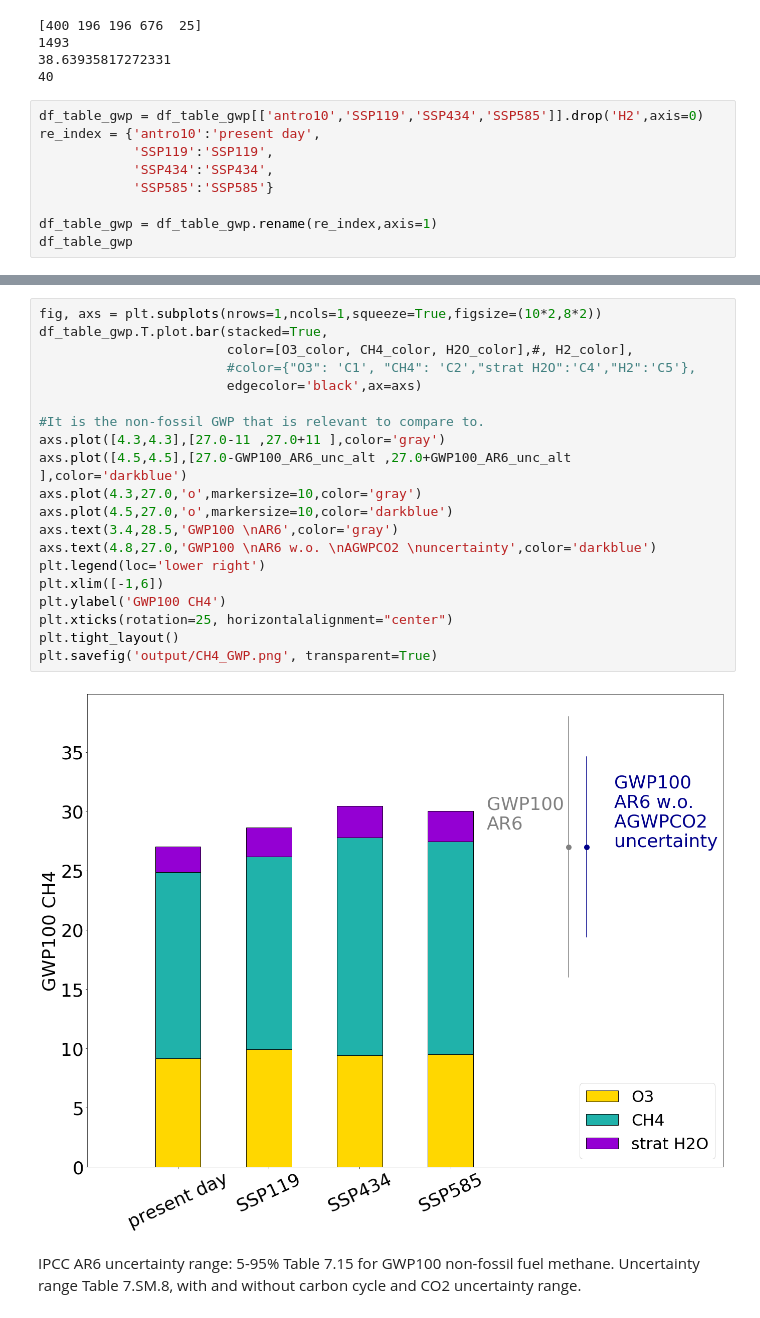
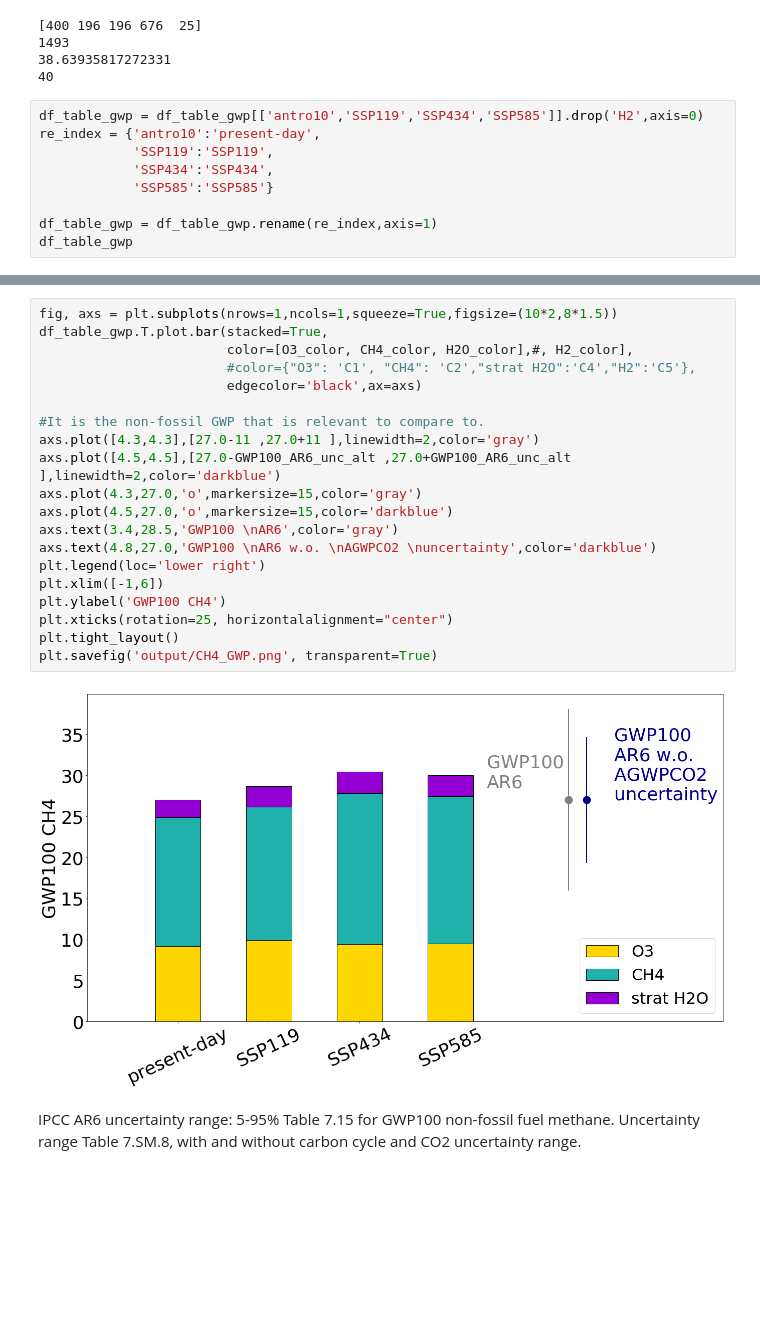
Before and after one commit to ragnhibs/Hydrogen_GWP_avi_sensitivity, a Jupyter notebook: GWP_figures.ipynb, the cells around one changed output, grey strips where cells are left out. Cells and saved outputs as stored; diff of their text form; blank space fills up the shorter version.

Commit message:
made some changes to figures and tables

```diff
--- a/GWP_figures.ipynb
+++ b/GWP_figures.ipynb
@@ -549,7 +553,7 @@ GWP100_AR6_unc_alt = 27.0*tot_alt/100.0
 40
 # %%
 df_table_gwp = df_table_gwp[['antro10','SSP119','SSP434','SSP585']].drop('H2',axis=0)
-re_index = {'antro10':'present day',
+re_index = {'antro10':'present-day',
             'SSP119':'SSP119',
             'SSP434':'SSP434',
             'SSP585':'SSP585'}
@@ -562,27 +566,27 @@ df_table_gwp
 | CH4 | 15.7 | 16.3 | 18.4 | 18.0 |
 | strat H2O | 2.14 | 2.46 | 2.66 | 2.59 |
 # %%
-fig, axs = plt.subplots(nrows=1,ncols=1,squeeze=True,figsize=(10*2,8*2))
+fig, axs = plt.subplots(nrows=1,ncols=1,squeeze=True,figsize=(10*2,8*1.5))
 df_table_gwp.T.plot.bar(stacked=True,
                         color=[O3_color, CH4_color, H2O_color],#, H2_color],
                         #color={"O3": 'C1', "CH4": 'C2',"strat H2O":'C4',"H2":'C5'},
                         edgecolor='black',ax=axs)
 
 #It is the non-fossil GWP that is relevant to compare to.
-axs.plot([4.3,4.3],[27.0-11 ,27.0+11 ],color='gray')
-axs.plot([4.5,4.5],[27.0-GWP100_AR6_unc_alt ,27.0+GWP100_AR6_unc_alt ],color='darkblue')
-axs.plot(4.3,27.0,'o',markersize=10,color='gray')
-axs.plot(4.5,27.0,'o',markersize=10,color='darkblue')
+axs.plot([4.3,4.3],[27.0-11 ,27.0+11 ],linewidth=2,color='gray')
+axs.plot([4.5,4.5],[27.0-GWP100_AR6_unc_alt ,27.0+GWP100_AR6_unc_alt ],linewidth=2,color='darkblue')
+axs.plot(4.3,27.0,'o',markersize=15,color='gray')
+axs.plot(4.5,27.0,'o',markersize=15,color='darkblue')
 axs.text(3.4,28.5,'GWP100 \nAR6',color='gray')
 axs.text(4.8,27.0,'GWP100 \nAR6 w.o. \nAGWPCO2 \nuncertainty',color='darkblue')
 plt.legend(loc='lower right')
 plt.xlim([-1,6])
 plt.ylabel('GWP100 CH4')
 plt.xticks(rotation=25, horizontalalignment="center")
 plt.tight_layout()
 plt.savefig('output/CH4_GWP.png', transparent=True)
 # %% [output]
-[figure, old version]
+[figure, new version]
 # %% [markdown]
 IPCC AR6 uncertainty range: 5-95% Table 7.15 for GWP100 non-fossil fuel methane. Uncertainty range Table 7.SM.8, with and without carbon cycle and CO2 uncertainty range.
 # %%
```
Also changed, not shown: parts of 8 cells of this notebook, 2 other files.
